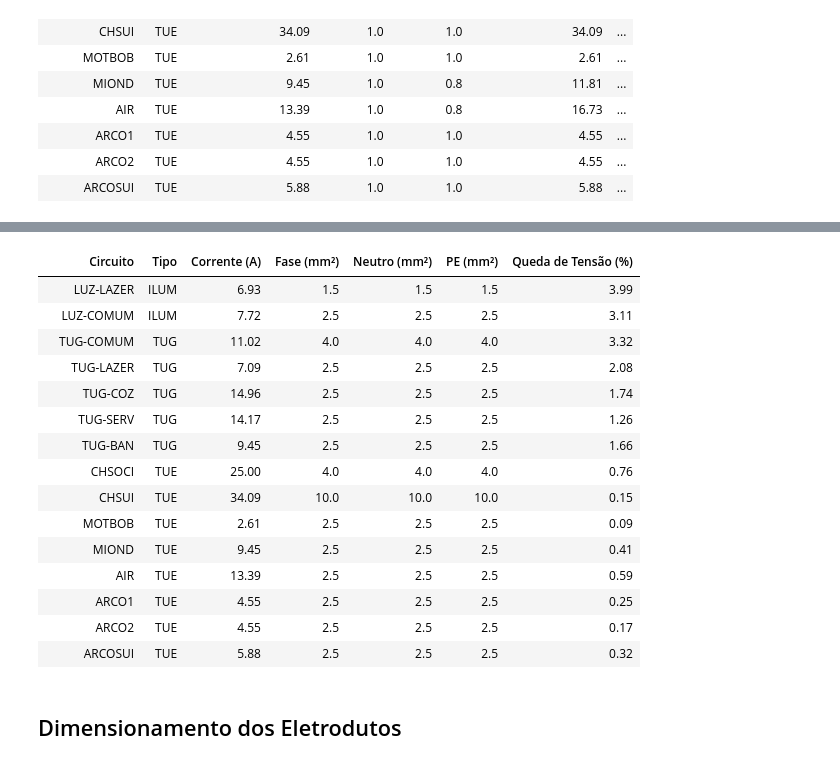
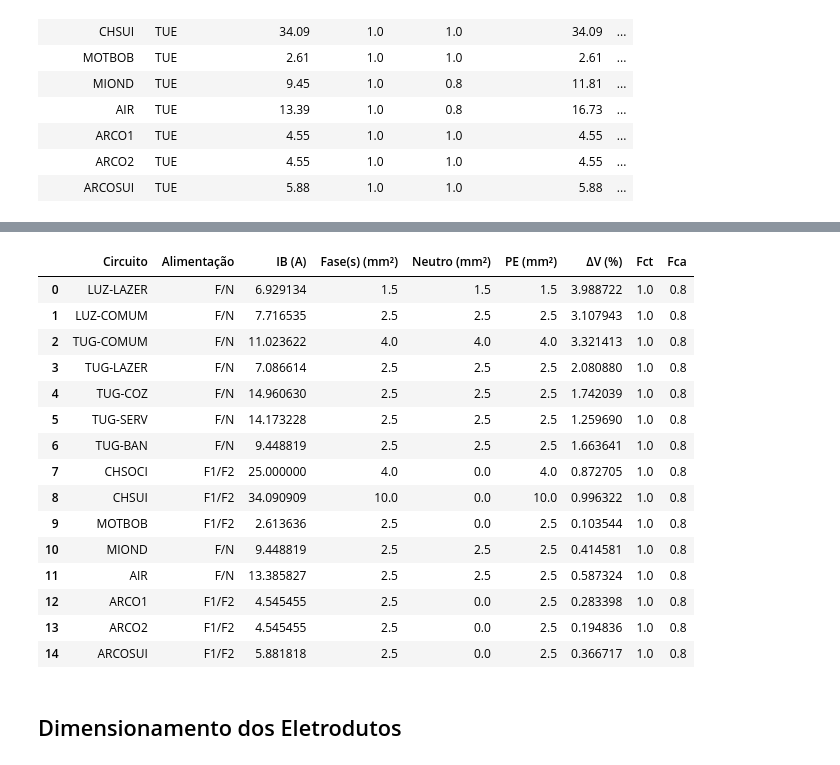
Before and after one commit to emotta3/Instalacoes, a Jupyter notebook: Trabalho/Trabalho_Inst.ipynb, the cells around one changed output, grey strips where cells are left out. Drawn from its saved outputs; the diff is of its cells as text; code cells hidden in the pictures.

```diff
--- a/Trabalho/Trabalho_Inst.ipynb
+++ b/Trabalho/Trabalho_Inst.ipynb
@@ -1892,41 +1924,29 @@ display(df_dimensionamento_final)
 # %%
-dados_dimensionamento_final = []
-X_QDC, Y_QDC, Z_QDC = 5.5, 4.5, 1.4
+# 127 V = F+N+PE; 220 V fase-fase = F+F+PE.
+linhas_condutores = []
+for circuito in circuitos_projeto:
+    d = df_etapa4_corrigido.loc[df_etapa4_corrigido["Circuito"] == circuito.nome].iloc[0]
+    Sfase = float(d["Seção final (mm²)"])
+    eh_220 = circuito.tensao == 220
 
-for circuito in circuitos_projeto:
-    # 1. Dimensionamento pela Ampacidade (Critério 2)
-    res_amp = circuito.calcular_secao_dimensionada(temp_ambiente=30, agrupamento=2)
-    secao_pela_ampacidade = res_amp["secao_final"]
+    Sneutro = 0.0 if eh_220 else Sfase
+    num_fases = 2 if eh_220 else 1
+    ativos = "F1/F2" if eh_220 else "F/N"
+    SPE = circuito.calcular_secao_pe(Sfase)
 
-    # 2. Verificação de Queda de Tensão com garantia do limite térmico (Critério 3)
-    res_queda = circuito.calcular_secao_queda_tensao_otimizada(
-        secao_ampacidade=secao_pela_ampacidade,
-        x_qdc=X_QDC, y_qdc=Y_QDC, z_qdc=Z_QDC,
-        delta_v_adm_pct=4.0
-    )
-
-    secao_fase_adotada = res_queda["secao_comercial_final"]
-
-    # 3. Dimensionamento do Neutro e PE
-    eh_trifasico = (circuito.tensao > 127)
-    secao_neutro = circuito.calcular_secao_neutro(secao_fase=secao_fase_adotada, circuito_trifasico=eh_trifasico)
-    secao_pe = circuito.calcular_secao_pe(secao_fase=secao_fase_adotada)
-
-    # 4. Inserção no Relatório Consolidado
-    dados_dimensionamento_final.append({
+    linhas_condutores.append({
         "Circuito": circuito.nome,
-        "Tipo": circuito.tipo,
-        "Corrente (A)": res_queda["corrente_projeto_a"],
-        "Fase (mm²)": secao_fase_adotada,
-        "Neutro (mm²)": secao_neutro,
-        "PE (mm²)": secao_pe,
-        "Queda de Tensão (%)": res_queda["queda_tensao_real_pct"]
+        "Alimentação": ativos,
+        "IB (A)": d["IB (A)"],
+        "Fase(s) (mm²)": Sfase,
+        "Neutro (mm²)": Sneutro,
+        "PE (mm²)": SPE,
+        "ΔV (%)": d["ΔV (%)"],
+        "Fct": Fct_final,
+        "Fca": Fca_final,
     })
 
-# Geração da Tabela Final no Pandas
-df_dimensionamento_final = pd.DataFrame(dados_dimensionamento_final)
-df_dimensionamento_final.index = [''] * len(df_dimensionamento_final)
-
-print("--- QUADRO RESUMO DO DIMENSIONAMENTO DOS CONDUTORES ---")
-display(df_dimensionamento_final)
+df_condutores_corrigido = pd.DataFrame(linhas_condutores)
+print("--- QUADRO DE CONDUTORES ---")
+display(df_condutores_corrigido)
 # %% [output]
@@ -1934,19 +1954,19 @@ display(df_dimensionamento_final)
-|  | Circuito | Tipo | Corrente (A) | Fase (mm²) | Neutro (mm²) | PE (mm²) | Queda de Tensão (%) |
-|  | LUZ-LAZER | ILUM | 6.93 | 1.5 | 1.5 | 1.5 | 3.99 |
-|  | LUZ-COMUM | ILUM | 7.72 | 2.5 | 2.5 | 2.5 | 3.11 |
-|  | TUG-COMUM | TUG | 11.02 | 4.0 | 4.0 | 4.0 | 3.32 |
-|  | TUG-LAZER | TUG | 7.09 | 2.5 | 2.5 | 2.5 | 2.08 |
-|  | TUG-COZ | TUG | 14.96 | 2.5 | 2.5 | 2.5 | 1.74 |
-|  | TUG-SERV | TUG | 14.17 | 2.5 | 2.5 | 2.5 | 1.26 |
-|  | TUG-BAN | TUG | 9.45 | 2.5 | 2.5 | 2.5 | 1.66 |
-|  | CHSOCI | TUE | 25.00 | 4.0 | 4.0 | 4.0 | 0.76 |
-|  | CHSUI | TUE | 34.09 | 10.0 | 10.0 | 10.0 | 0.15 |
-|  | MOTBOB | TUE | 2.61 | 2.5 | 2.5 | 2.5 | 0.09 |
-|  | MIOND | TUE | 9.45 | 2.5 | 2.5 | 2.5 | 0.41 |
-|  | AIR | TUE | 13.39 | 2.5 | 2.5 | 2.5 | 0.59 |
-|  | ARCO1 | TUE | 4.55 | 2.5 | 2.5 | 2.5 | 0.25 |
-|  | ARCO2 | TUE | 4.55 | 2.5 | 2.5 | 2.5 | 0.17 |
-|  | ARCOSUI | TUE | 5.88 | 2.5 | 2.5 | 2.5 | 0.32 |
+|  | Circuito | Alimentação | IB (A) | Fase(s) (mm²) | Neutro (mm²) | PE (mm²) | ΔV (%) | Fct | Fca |
+| 0 | LUZ-LAZER | F/N | 6.929134 | 1.5 | 1.5 | 1.5 | 3.988722 | 1.0 | 0.8 |
+| 1 | LUZ-COMUM | F/N | 7.716535 | 2.5 | 2.5 | 2.5 | 3.107943 | 1.0 | 0.8 |
+| 2 | TUG-COMUM | F/N | 11.023622 | 4.0 | 4.0 | 4.0 | 3.321413 | 1.0 | 0.8 |
+| 3 | TUG-LAZER | F/N | 7.086614 | 2.5 | 2.5 | 2.5 | 2.080880 | 1.0 | 0.8 |
+| 4 | TUG-COZ | F/N | 14.960630 | 2.5 | 2.5 | 2.5 | 1.742039 | 1.0 | 0.8 |
+| 5 | TUG-SERV | F/N | 14.173228 | 2.5 | 2.5 | 2.5 | 1.259690 | 1.0 | 0.8 |
+| 6 | TUG-BAN | F/N | 9.448819 | 2.5 | 2.5 | 2.5 | 1.663641 | 1.0 | 0.8 |
+| 7 | CHSOCI | F1/F2 | 25.000000 | 4.0 | 0.0 | 4.0 | 0.872705 | 1.0 | 0.8 |
+| 8 | CHSUI | F1/F2 | 34.090909 | 10.0 | 0.0 | 10.0 | 0.996322 | 1.0 | 0.8 |
+| 9 | MOTBOB | F1/F2 | 2.613636 | 2.5 | 0.0 | 2.5 | 0.103544 | 1.0 | 0.8 |
+| 10 | MIOND | F/N | 9.448819 | 2.5 | 2.5 | 2.5 | 0.414581 | 1.0 | 0.8 |
+| 11 | AIR | F/N | 13.385827 | 2.5 | 2.5 | 2.5 | 0.587324 | 1.0 | 0.8 |
+| 12 | ARCO1 | F1/F2 | 4.545455 | 2.5 | 0.0 | 2.5 | 0.283398 | 1.0 | 0.8 |
+| 13 | ARCO2 | F1/F2 | 4.545455 | 2.5 | 0.0 | 2.5 | 0.194836 | 1.0 | 0.8 |
+| 14 | ARCOSUI | F1/F2 | 5.881818 | 2.5 | 0.0 | 2.5 | 0.366717 | 1.0 | 0.8 |
 # %% [markdown]
 ## Dimensionamento dos Eletrodutos
 # %%
```
Also changed, not shown: parts of 27 cells of this notebook, 1 other file.
